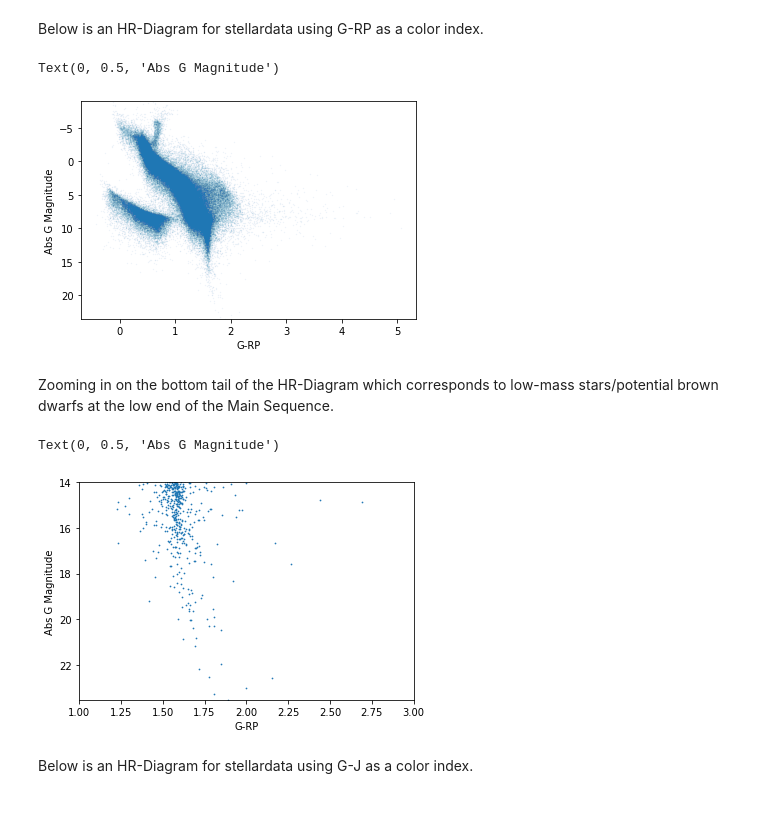
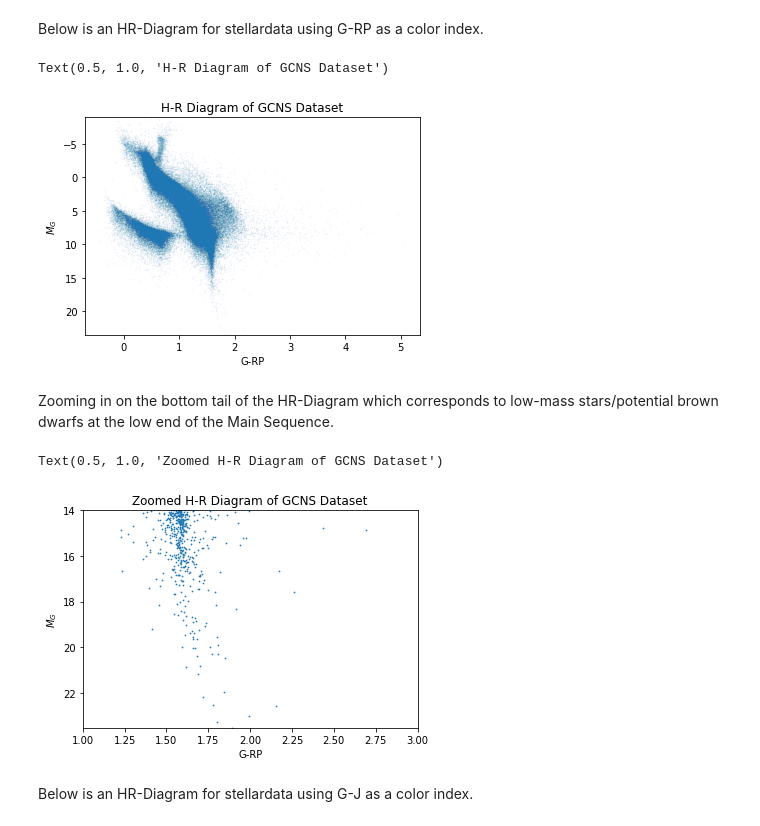
Before and after one commit to dhilligo/BDwarfLumFunction, a Jupyter notebook: GCNS Table Analysis.ipynb, the cells around one changed output. Cells and saved outputs as stored; diff of their text form; code cells hidden in the pictures.

```diff
--- a/GCNS Table Analysis.ipynb
+++ b/GCNS Table Analysis.ipynb
@@ -140,11 +143,12 @@ Below is an HR-Diagram for stellardata using G-RP as a color index.
 # %%
 plt.scatter(stellardata['G-RP'],stellardata['Abs G Magnitude'],s=0.1,alpha=0.1)
 plt.ylim(max(stellardata['Abs G Magnitude']), min(stellardata['Abs G Magnitude']))
 plt.xlabel("G-RP")
-plt.ylabel("Abs G Magnitude")
+plt.ylabel(r"$M_G$")
+plt.title("H-R Diagram of GCNS Dataset")
 # %% [output]
-Text(0, 0.5, 'Abs G Magnitude')
+Text(0.5, 1.0, 'H-R Diagram of GCNS Dataset')
-[figure, old version]
+[figure, new version]
 # %% [markdown]
 Zooming in on the bottom tail of the HR-Diagram which corresponds to low-mass stars/potential brown dwarfs at the low end of the Main Sequence.
 # %%
@@ -153,10 +157,11 @@ plt.scatter(stellardata['G-RP'],stellardata['Abs G Magnitude'],s=0.5)
 plt.xlim(1,3)
 plt.ylim(max(stellardata['Abs G Magnitude']),14)
 plt.xlabel("G-RP")
-plt.ylabel("Abs G Magnitude")
+plt.ylabel(r"$M_G$")
+plt.title("Zoomed H-R Diagram of GCNS Dataset")
 # %% [output]
-Text(0, 0.5, 'Abs G Magnitude')
+Text(0.5, 1.0, 'Zoomed H-R Diagram of GCNS Dataset')
-[figure, old version]
+[figure, new version]
 # %% [markdown]
 Below is an HR-Diagram for stellardata using G-J as a color index.
 # %%
```
Also changed, not shown: parts of 25 cells of this notebook.
